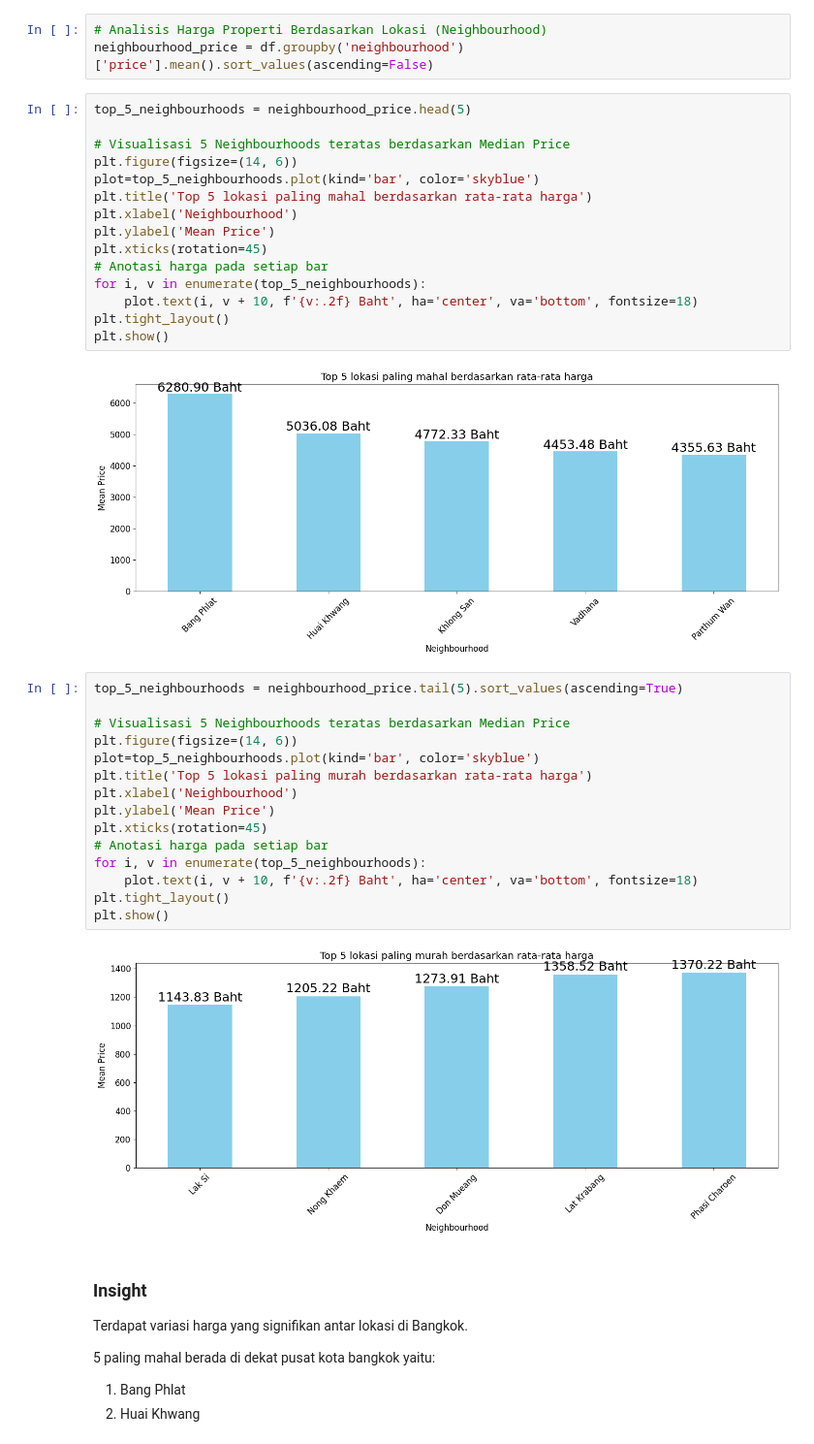
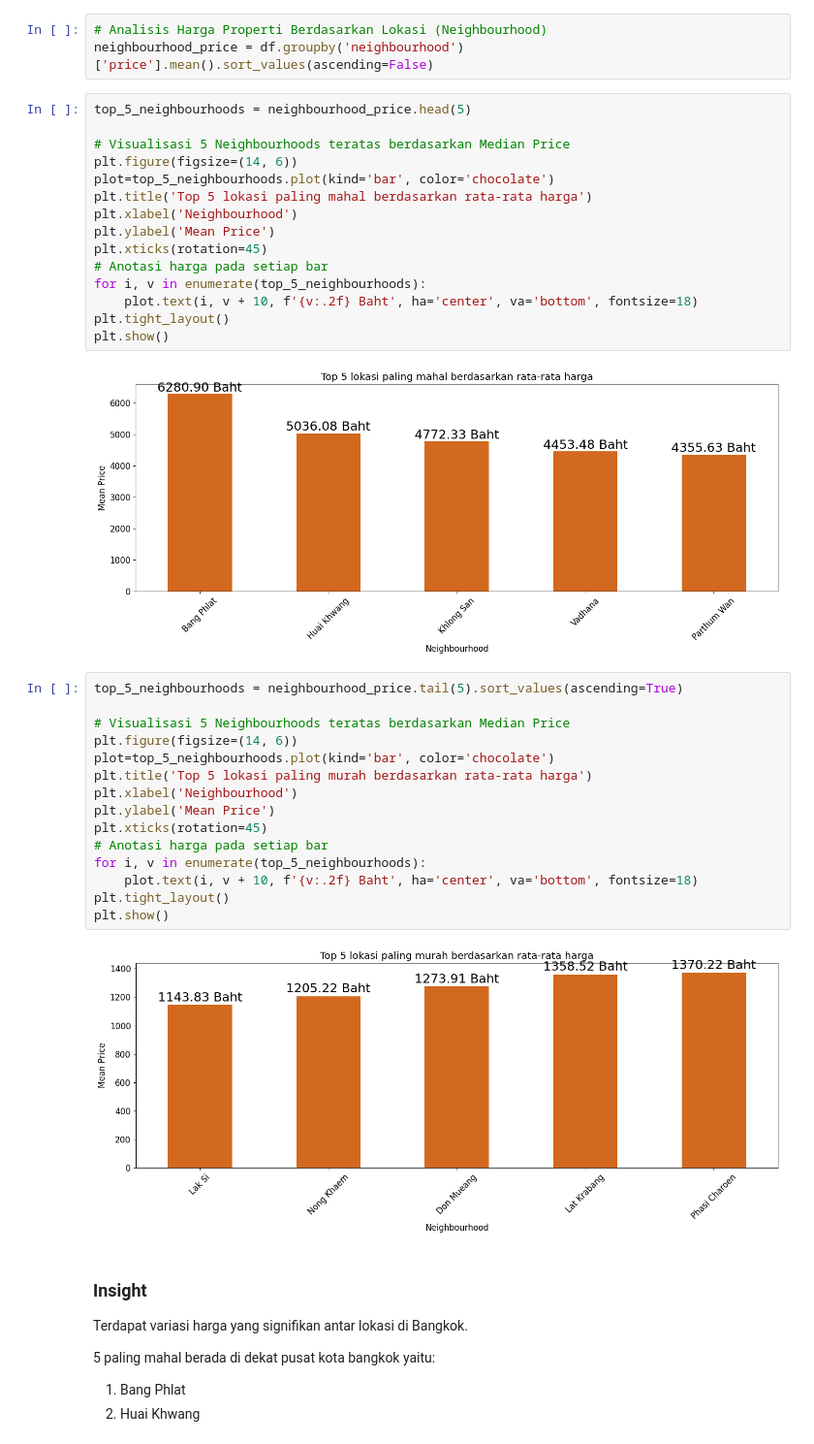
Before and after one commit to fadhelmurphy/airbnb-analysis, a Jupyter notebook: notebook.ipynb, the cells around one changed output. Shown at 97% size. Drawn from its saved outputs; the diff is of its cells as text.

Commit message:
feat: update diagram color

```diff
--- a/notebook.ipynb
+++ b/notebook.ipynb
@@ -483,7 +483,7 @@ top_5_neighbourhoods = neighbourhood_price.head(5)
 
 # Visualisasi 5 Neighbourhoods teratas berdasarkan Median Price
 plt.figure(figsize=(14, 6))
-plot=top_5_neighbourhoods.plot(kind='bar', color='skyblue')
+plot=top_5_neighbourhoods.plot(kind='bar', color='chocolate')
 plt.title('Top 5 lokasi paling mahal berdasarkan rata-rata harga')
 plt.xlabel('Neighbourhood')
 plt.ylabel('Mean Price')
@@ -494,24 +494,24 @@ for i, v in enumerate(top_5_neighbourhoods):
 plt.tight_layout()
 plt.show()
 # %% [output]
-[figure, old version]
+[figure, new version]
 # %%
 top_5_neighbourhoods = neighbourhood_price.tail(5).sort_values(ascending=True)
 
 # Visualisasi 5 Neighbourhoods teratas berdasarkan Median Price
 plt.figure(figsize=(14, 6))
-plot=top_5_neighbourhoods.plot(kind='bar', color='skyblue')
+plot=top_5_neighbourhoods.plot(kind='bar', color='chocolate')
 plt.title('Top 5 lokasi paling murah berdasarkan rata-rata harga')
 plt.xlabel('Neighbourhood')
 plt.ylabel('Mean Price')
 plt.xticks(rotation=45)
 # Anotasi harga pada setiap bar
 for i, v in enumerate(top_5_neighbourhoods):
     plot.text(i, v + 10, f'{v:.2f} Baht', ha='center', va='bottom', fontsize=18)
 plt.tight_layout()
 plt.show()
 # %% [output]
-[figure, old version]
+[figure, new version]
 # %% [markdown]
 ### Insight
 
```
Also changed, not shown: parts of 5 cells of this notebook.
